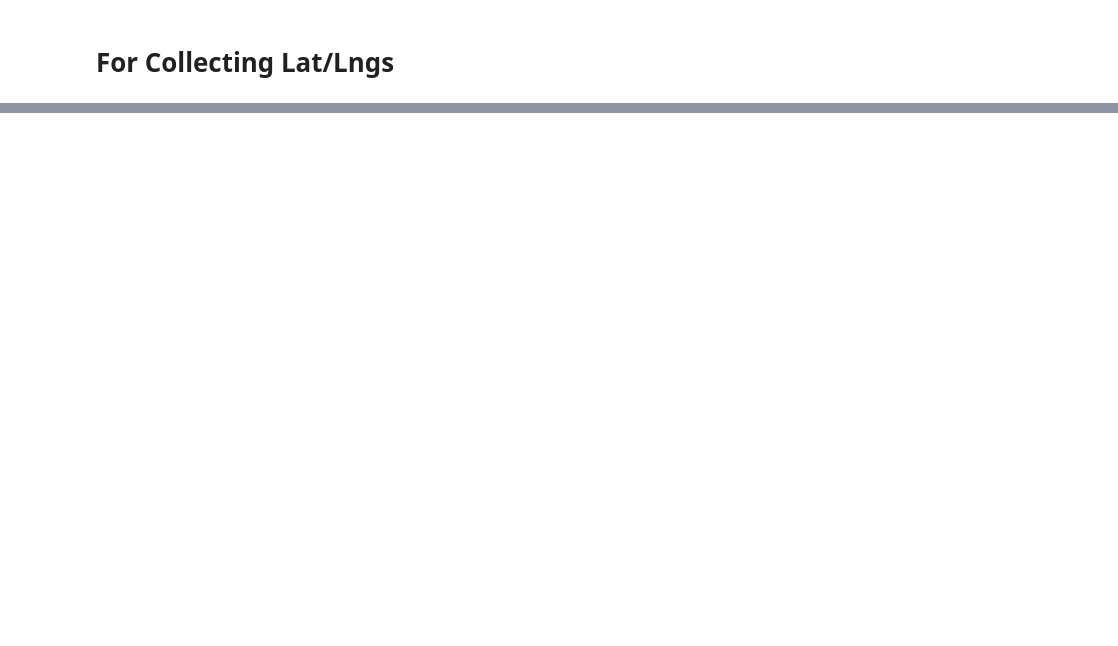
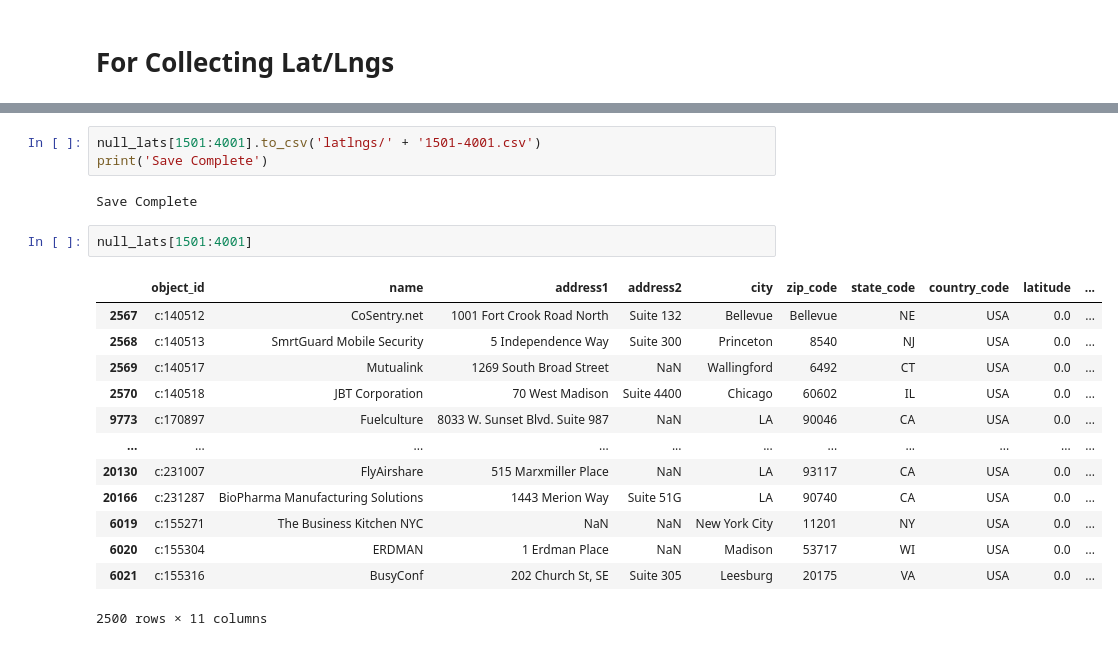
Before and after one commit to PaulIsenberg/FWIP_Venture, a Jupyter notebook: Locations.ipynb, the cells around one changed output, grey strips where cells are left out. Cells and saved outputs as stored; diff of their text form; blank space fills up the shorter version.

```diff
--- a/Locations.ipynb
+++ b/Locations.ipynb
@@ -167,2 +167,23 @@ null_lats
 # %% [output]
 Save Complete
+# %%
+null_lats[1501:4001].to_csv('latlngs/' + '1501-4001.csv')
+print('Save Complete')
+# %% [output]
+Save Complete
+# %%
+null_lats[1501:4001]
+# %% [output]
+|  | object_id | name | address1 | address2 | city | zip_code | state_code | country_code | latitude | ... |
+| 2567 | c:140512 | CoSentry.net | 1001 Fort Crook Road North | Suite 132 | Bellevue | Bellevue | NE | USA | 0.0 | ... |
+| 2568 | c:140513 | SmrtGuard Mobile Security | 5 Independence Way | Suite 300 | Princeton | 8540 | NJ | USA | 0.0 | ... |
+| 2569 | c:140517 | Mutualink | 1269 South Broad Street | NaN | Wallingford | 6492 | CT | USA | 0.0 | ... |
+| 2570 | c:140518 | JBT Corporation | 70 West Madison | Suite 4400 | Chicago | 60602 | IL | USA | 0.0 | ... |
+| 9773 | c:170897 | Fuelculture | 8033 W. Sunset Blvd. Suite 987 | NaN | LA | 90046 | CA | USA | 0.0 | ... |
+| ... | ... | ... | ... | ... | ... | ... | ... | ... | ... | ... |
+| 20130 | c:231007 | FlyAirshare | 515 Marxmiller Place | NaN | LA | 93117 | CA | USA | 0.0 | ... |
+| 20166 | c:231287 | BioPharma Manufacturing Solutions | 1443 Merion Way | Suite 51G | LA | 90740 | CA | USA | 0.0 | ... |
+| 6019 | c:155271 | The Business Kitchen NYC | NaN | NaN | New York City | 11201 | NY | USA | 0.0 | ... |
+| 6020 | c:155304 | ERDMAN | 1 Erdman Place | NaN | Madison | 53717 | WI | USA | 0.0 | ... |
+| 6021 | c:155316 | BusyConf | 202 Church St, SE | Suite 305 | Leesburg | 20175 | VA | USA | 0.0 | ... |
+2500 rows × 11 columns
```
Also changed, not shown: parts of 3 cells of this notebook.
